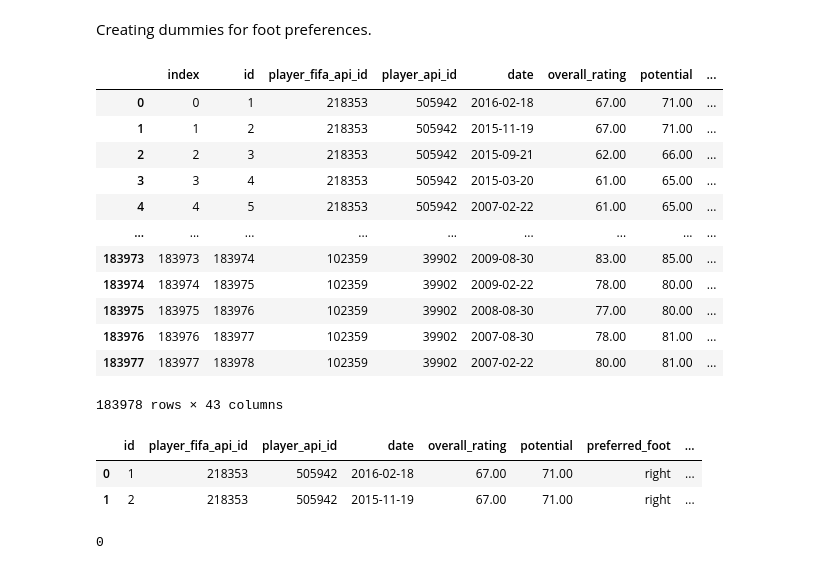
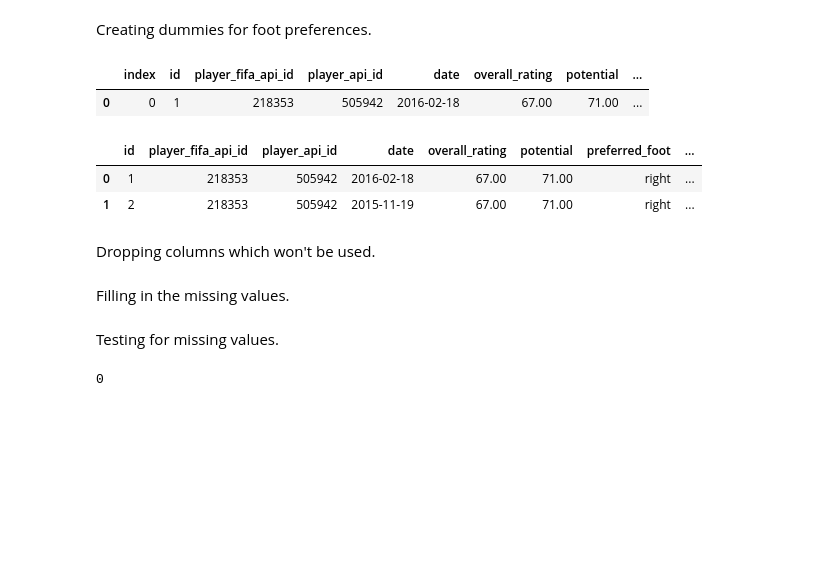
Before and after one commit to malgorzatakolka/FootballMatchPredictions, a Jupyter notebook: Football.ipynb, the cells around one changed output. Cells and saved outputs as stored; diff of their text form; code cells hidden in the pictures; blank space fills up the shorter version.

```diff
--- a/Football.ipynb
+++ b/Football.ipynb
@@ -171,9 +254,13 @@ Replacing values of attacking_work_rate:
 * high = 3
 * None, y, stoc, le to np.nan
 # %%
-pl_att['attacking_work_rate'] = pl_att['attacking_work_rate'].replace(['None', 'y', 'stoc', 'le'], np.nan)
-pl_att['attacking_work_rate'] = pl_att['attacking_work_rate'].replace({'medium': 2, 'norm': 2, 'low': 1, 'high': 3})
-pl_att['attacking_work_rate'].value_counts()
+pl_att["attacking_work_rate"] = pl_att["attacking_work_rate"].replace(
+    ["None", "y", "stoc", "le"], np.nan
+)
+pl_att["attacking_work_rate"] = pl_att["attacking_work_rate"].replace(
+    {"medium": 2, "norm": 2, "low": 1, "high": 3}
+)
+pl_att["attacking_work_rate"].value_counts()
 # %% [output]
 2.00    125418
 3.00     42823
@@ -205,12 +292,27 @@ Then:
 * ormal = 2
 * tocky = 3
 # %%
-pl_att['defensive_work_rate'] = pl_att['defensive_work_rate'].replace(['es', 'o', '_0'], np.nan)
+pl_att["defensive_work_rate"] = pl_att["defensive_work_rate"].replace(
+    ["es", "o", "_0"], np.nan
+)
 # %%
 dict_to_replace = {
-    '0': 1, '1': 1, '2': 1,'3': 1, 'low': 1, 'ean': 1,
-    '4': 2, '5': 2, '6': 2, 'medium': 2, 'ormal': 2,
-    '7': 3, '8': 3, '9': 3, 'tocky': 3, 'high': 3
+    "0": 1,
+    "1": 1,
+    "2": 1,
+    "3": 1,
+    "low": 1,
+    "ean": 1,
+    "4": 2,
+    "5": 2,
+    "6": 2,
+    "medium": 2,
+    "ormal": 2,
+    "7": 3,
+    "8": 3,
+    "9": 3,
+    "tocky": 3,
+    "high": 3,
 }
-pl_att['defensive_work_rate'] = pl_att['defensive_work_rate'].replace(dict_to_replace)
+pl_att["defensive_work_rate"] = pl_att["defensive_work_rate"].replace(dict_to_replace)
 # %%
@@ -223,19 +325,8 @@ Name: defensive_work_rate, dtype: int64
 # %% [markdown]
 Creating dummies for foot preferences.
 # %%
-pl_att.reset_index()
+pl_att.reset_index().head(1)
 # %% [output]
 |  | index | id | player_fifa_api_id | player_api_id | date | overall_rating | potential | ... |
 | 0 | 0 | 1 | 218353 | 505942 | 2016-02-18 | 67.00 | 71.00 | ... |
-| 1 | 1 | 2 | 218353 | 505942 | 2015-11-19 | 67.00 | 71.00 | ... |
-| 2 | 2 | 3 | 218353 | 505942 | 2015-09-21 | 62.00 | 66.00 | ... |
-| 3 | 3 | 4 | 218353 | 505942 | 2015-03-20 | 61.00 | 65.00 | ... |
-| 4 | 4 | 5 | 218353 | 505942 | 2007-02-22 | 61.00 | 65.00 | ... |
-| ... | ... | ... | ... | ... | ... | ... | ... | ... |
-| 183973 | 183973 | 183974 | 102359 | 39902 | 2009-08-30 | 83.00 | 85.00 | ... |
-| 183974 | 183974 | 183975 | 102359 | 39902 | 2009-02-22 | 78.00 | 80.00 | ... |
-| 183975 | 183975 | 183976 | 102359 | 39902 | 2008-08-30 | 77.00 | 80.00 | ... |
-| 183976 | 183976 | 183977 | 102359 | 39902 | 2007-08-30 | 78.00 | 81.00 | ... |
-| 183977 | 183977 | 183978 | 102359 | 39902 | 2007-02-22 | 80.00 | 81.00 | ... |
-183978 rows × 43 columns
 # %%
@@ -246,4 +337,6 @@ pl_att.head(2)
 |  | id | player_fifa_api_id | player_api_id | date | overall_rating | potential | preferred_foot | ... |
 | 0 | 1 | 218353 | 505942 | 2016-02-18 | 67.00 | 71.00 | right | ... |
 | 1 | 2 | 218353 | 505942 | 2015-11-19 | 67.00 | 71.00 | right | ... |
+# %% [markdown]
+Dropping columns which won't be used.
 # %%
@@ -251 +344,3 @@ pl_att.drop(['preferred_foot', 'date'], axis=1, inplace=True)
+# %% [markdown]
+Filling in the missing values.
 # %%
@@ -253,3 +348,5 @@ pl_att = pl_att.sort_values(by=['potential', 'player_api_id']).fillna(method='ff
+# %% [markdown]
+Testing for missing values.
 # %%
 pl_att.isnull().sum().sum()
 # %% [output]
```
Also changed, not shown: parts of 253 cells of this notebook, 1 other file.
